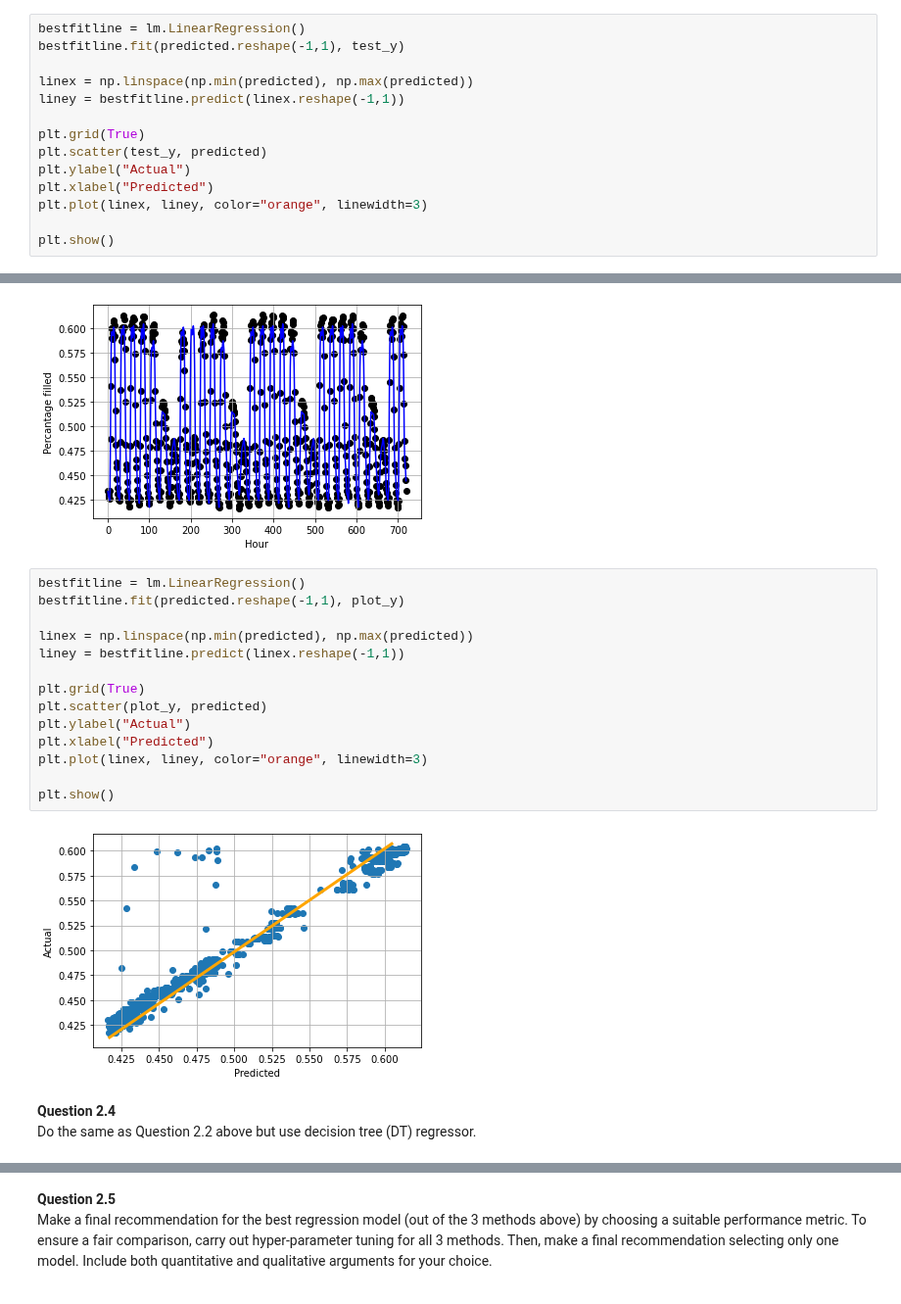
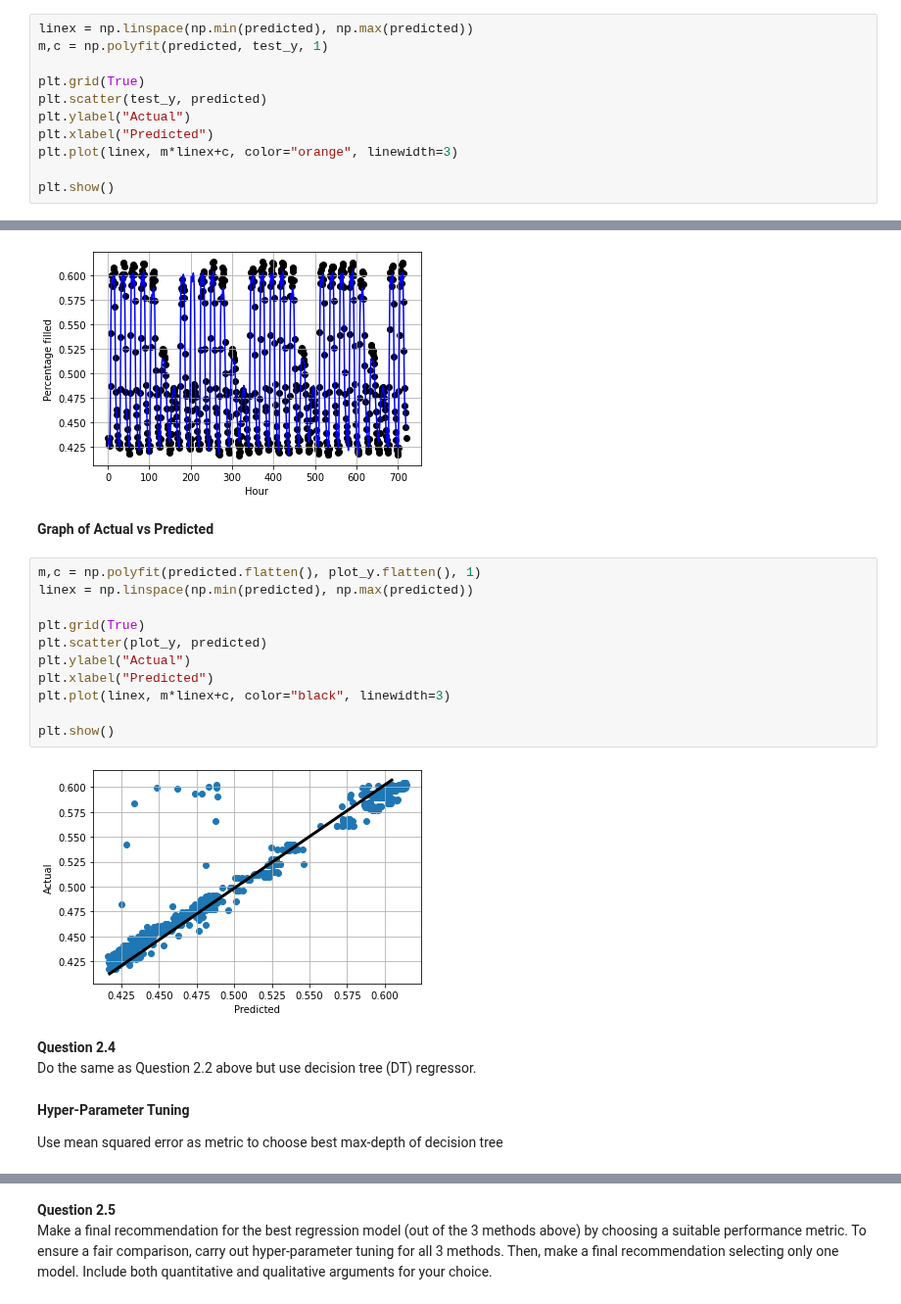
Before and after one commit to EthanWong2212/EE4211_Proj, a Jupyter notebook: part2_weekday.ipynb, the cells around one changed output, grey strips where cells are left out. Shown at 98% size. Cells and saved outputs as stored; diff of their text form.

```diff
--- a/part2_weekday.ipynb
+++ b/part2_weekday.ipynb
@@ -225,15 +239,12 @@ plt.show()
 # %%
-bestfitline = lm.LinearRegression()
-bestfitline.fit(predicted.reshape(-1,1), test_y)
-
 linex = np.linspace(np.min(predicted), np.max(predicted))
-liney = bestfitline.predict(linex.reshape(-1,1))
+m,c = np.polyfit(predicted, test_y, 1)
 
 plt.grid(True)
 plt.scatter(test_y, predicted)
 plt.ylabel("Actual")
 plt.xlabel("Predicted")
-plt.plot(linex, liney, color="orange", linewidth=3)
+plt.plot(linex, m*linex+c, color="orange", linewidth=3)
 
 plt.show()
 # %% [output]
@@ -317,25 +336,28 @@ plt.show()
 # %% [output]
 mse: 0.06122647130752073
 [figure]
+# %% [markdown]
+**Graph of Actual vs Predicted**
 # %%
-bestfitline = lm.LinearRegression()
-bestfitline.fit(predicted.reshape(-1,1), plot_y)
-
+m,c = np.polyfit(predicted.flatten(), plot_y.flatten(), 1)
 linex = np.linspace(np.min(predicted), np.max(predicted))
-liney = bestfitline.predict(linex.reshape(-1,1))
 
 plt.grid(True)
 plt.scatter(plot_y, predicted)
 plt.ylabel("Actual")
 plt.xlabel("Predicted")
-plt.plot(linex, liney, color="orange", linewidth=3)
+plt.plot(linex, m*linex+c, color="black", linewidth=3)
 
 plt.show()
 # %% [output]
-[figure, old version]
+[figure, new version]
 # %% [markdown]
 **Question 2.4**<br>
 Do the same as Question 2.2 above but use decision tree (DT) regressor.
+# %% [markdown]
+**Hyper-Parameter Tuning**
+
+Use mean squared error as metric to choose best max-depth of decision tree
 # %%
 
 # import the regressor
```
Also changed, not shown: parts of 14 cells of this notebook.
